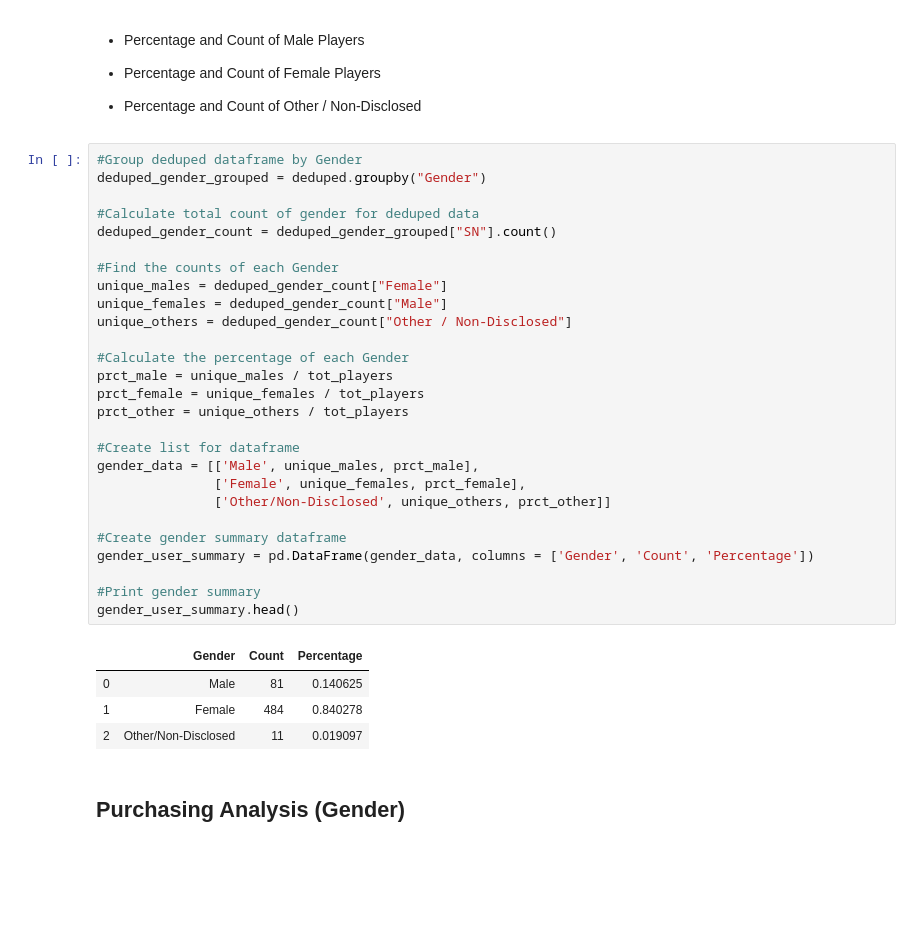
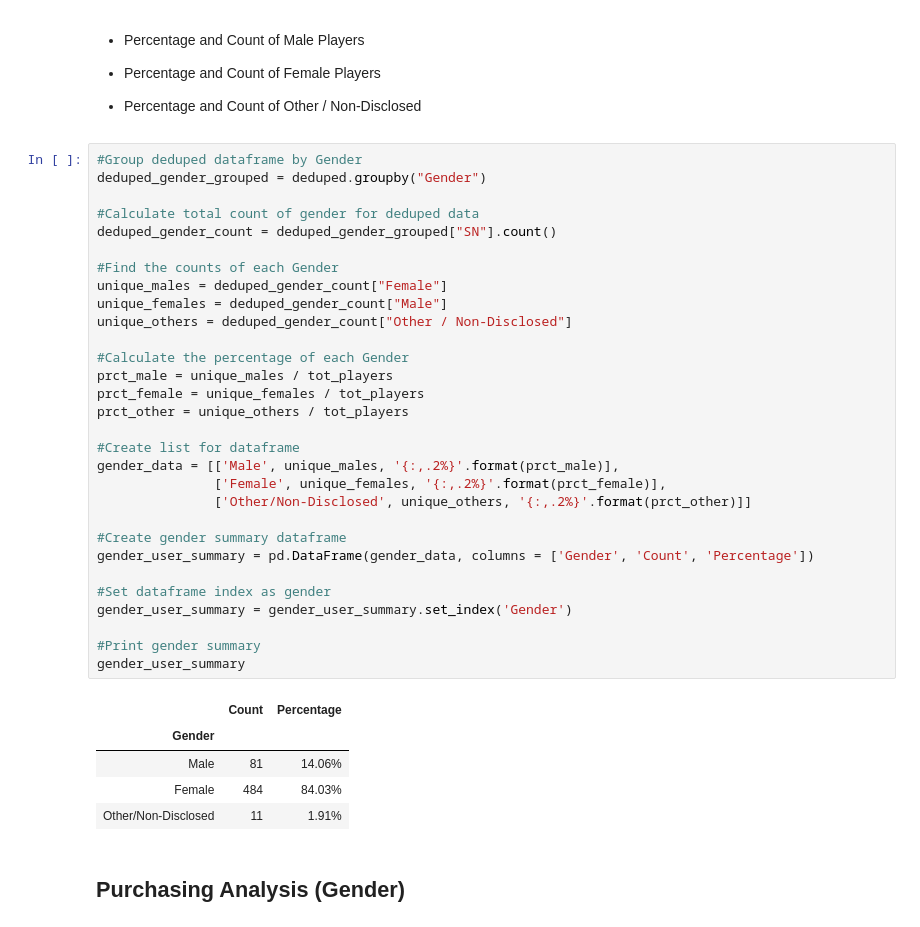
Before and after one commit to linmck/pandas-challenge, a Jupyter notebook: HeroesOfPymoli/HeroesOfPymoli_starter.ipynb, the cells around one changed output. Drawn from its saved outputs; the diff is of its cells as text; blank space fills up the shorter version.

```diff
--- a/HeroesOfPymoli/HeroesOfPymoli_starter.ipynb
+++ b/HeroesOfPymoli/HeroesOfPymoli_starter.ipynb
@@ -89,35 +81,39 @@ purchase_summary
 # %%
 #Group deduped dataframe by Gender
 deduped_gender_grouped = deduped.groupby("Gender")
 
 #Calculate total count of gender for deduped data
 deduped_gender_count = deduped_gender_grouped["SN"].count()
 
 #Find the counts of each Gender
 unique_males = deduped_gender_count["Female"]
 unique_females = deduped_gender_count["Male"]
 unique_others = deduped_gender_count["Other / Non-Disclosed"]
 
 #Calculate the percentage of each Gender
 prct_male = unique_males / tot_players
 prct_female = unique_females / tot_players
 prct_other = unique_others / tot_players
 
 #Create list for dataframe
-gender_data = [['Male', unique_males, prct_male],
-               ['Female', unique_females, prct_female],
-               ['Other/Non-Disclosed', unique_others, prct_other]]
+gender_data = [['Male', unique_males, '{:,.2%}'.format(prct_male)],
+               ['Female', unique_females, '{:,.2%}'.format(prct_female)],
+               ['Other/Non-Disclosed', unique_others, '{:,.2%}'.format(prct_other)]]
 
 #Create gender summary dataframe
 gender_user_summary = pd.DataFrame(gender_data, columns = ['Gender', 'Count', 'Percentage'])
 
+#Set dataframe index as gender
+gender_user_summary = gender_user_summary.set_index('Gender')
+
 #Print gender summary
-gender_user_summary.head()
+gender_user_summary
 # %% [output]
-|  | Gender | Count | Percentage |
-| 0 | Male | 81 | 0.140625 |
-| 1 | Female | 484 | 0.840278 |
-| 2 | Other/Non-Disclosed | 11 | 0.019097 |
+|  | Count | Percentage |
+| Gender |  |  |
+| Male | 81 | 14.06% |
+| Female | 484 | 84.03% |
+| Other/Non-Disclosed | 11 | 1.91% |
 # %% [markdown]
 
 ## Purchasing Analysis (Gender)
```
Also changed, not shown: parts of 14 cells of this notebook.
